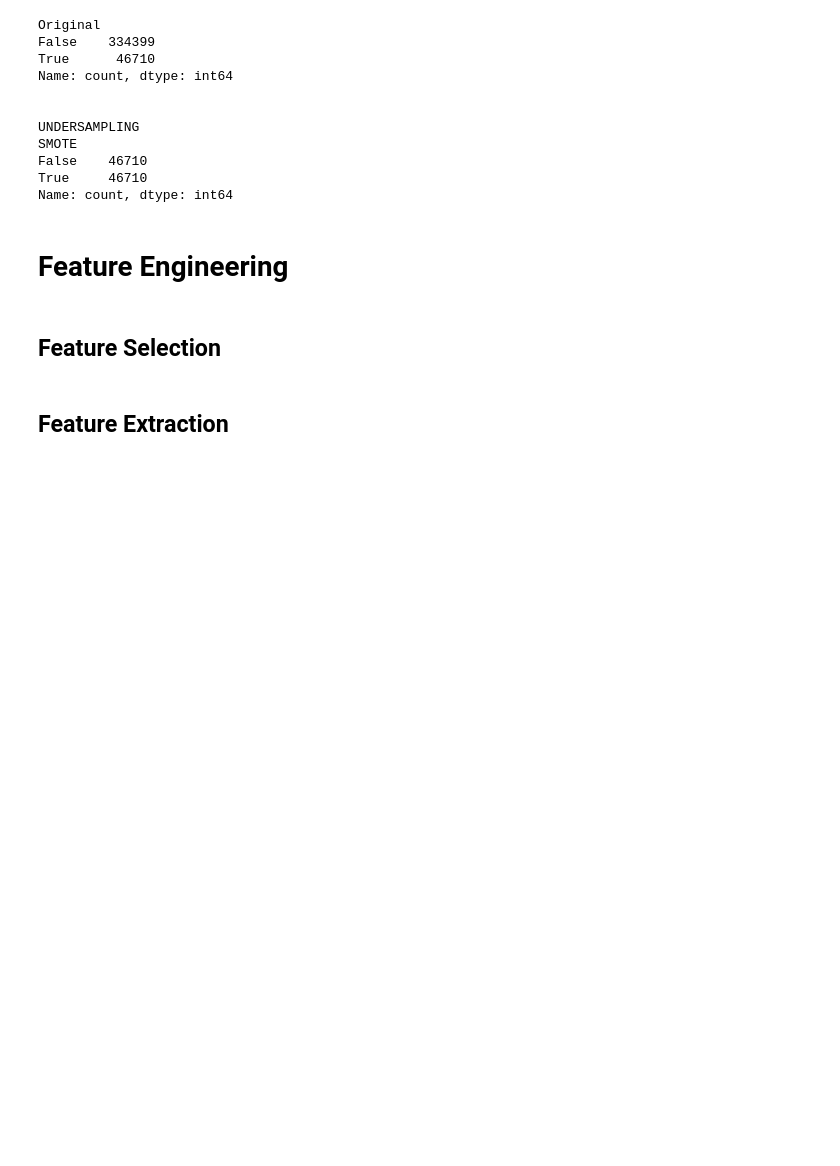
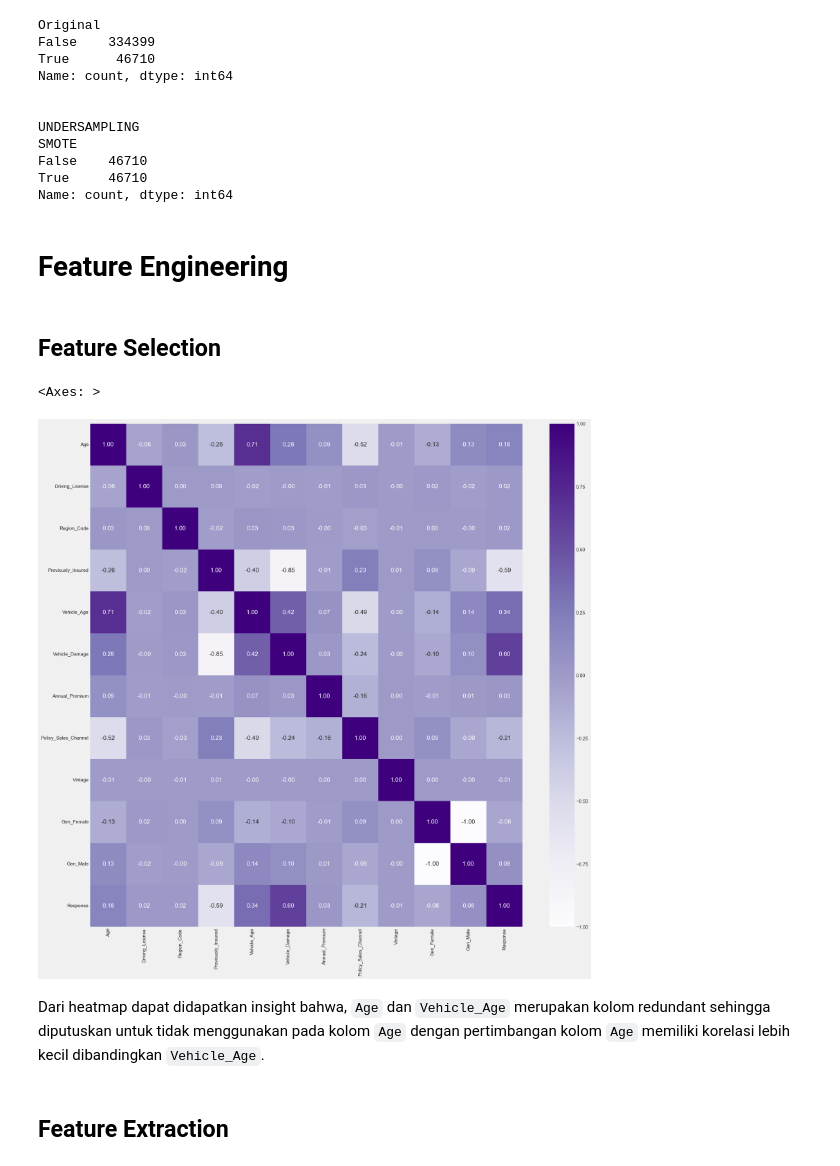
Before and after one commit to gabmrn/Stage_2, a Jupyter notebook: stage_2.ipynb, the cells around one changed output. Saved outputs shown, nothing was run; the diff lists cells and outputs as text; code cells hidden in the pictures; blank space fills up the shorter version.

```diff
--- a/stage_2.ipynb
+++ b/stage_2.ipynb
@@ -267,5 +269,15 @@ df = X_under_SMOTE.copy()
 # Feature Engineering
 # %% [markdown]
 ## Feature Selection
+# %%
+df.drop(columns=['id'], axis=1, inplace=True)
+# %%
+plt.figure(figsize=(20, 20))
+sns.heatmap(df.corr(), cmap='Purples', annot=True, fmt='.2f')
+# %% [output]
+<Axes: >
+[figure, added]
+# %% [markdown]
+Dari heatmap dapat didapatkan insight bahwa, `Age` dan `Vehicle_Age` merupakan kolom redundant sehingga diputuskan untuk tidak menggunakan pada kolom `Age` dengan pertimbangan kolom `Age` memiliki korelasi lebih kecil dibandingkan `Vehicle_Age`.
 # %% [markdown]
 ## Feature Extraction
```
Also changed, not shown: parts of 13 cells of this notebook, 1 other file.
